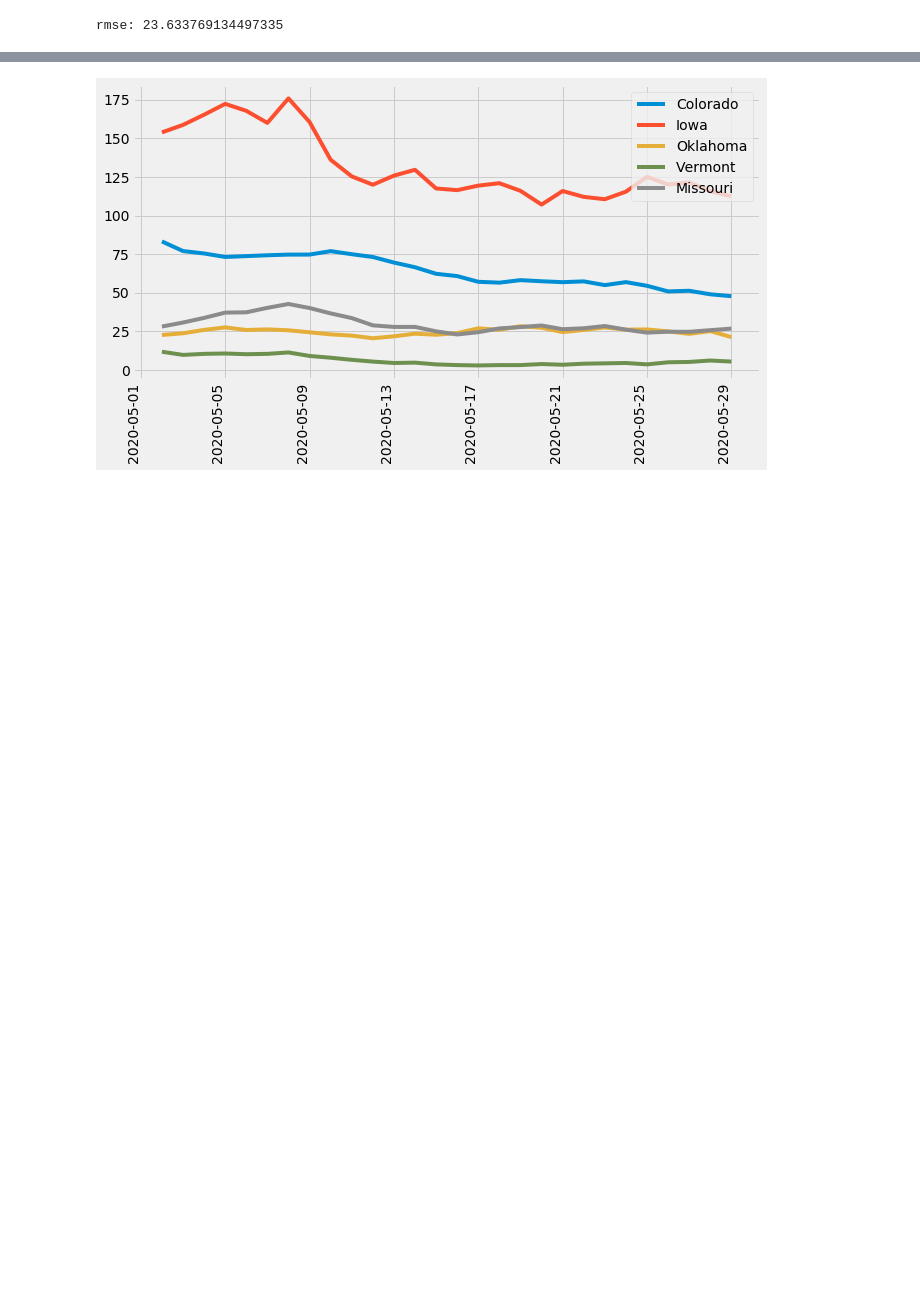
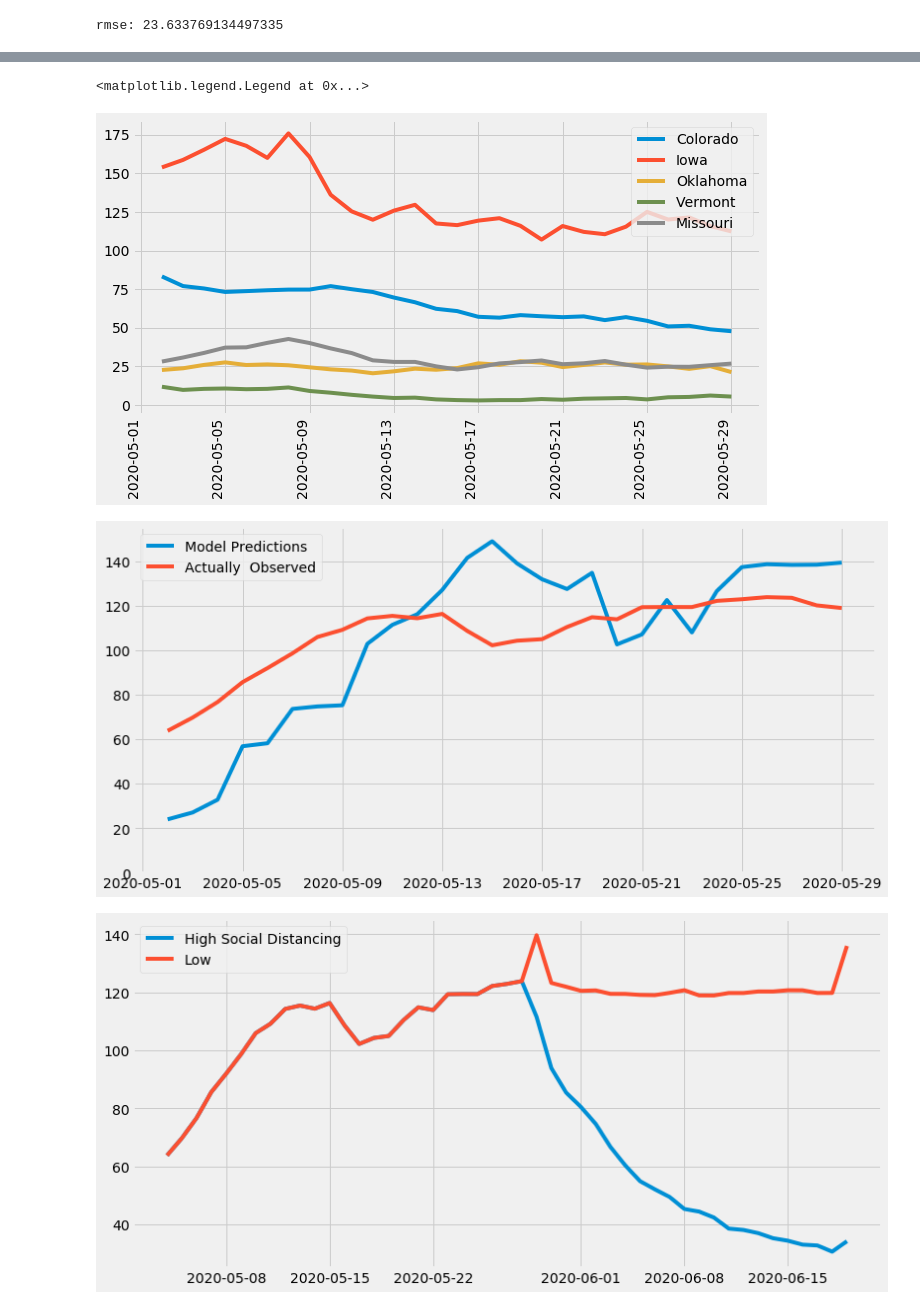
Before and after one commit to Jbudnick/Covid-19-Forecasting, a Jupyter notebook: notebooks/EDA_State_Comparison.ipynb, the cells around one changed output, grey strips where cells are left out. Saved outputs shown, nothing was run; the diff lists cells and outputs as text; code cells hidden in the pictures; blank space fills up the shorter version.

```diff
--- a/notebooks/EDA_State_Comparison.ipynb
+++ b/notebooks/EDA_State_Comparison.ipynb
@@ -772,4 +608,16 @@ min_SD.extend([min_vals[5], max_vals[6]])
 # %%
+register_matplotlib_converters()
+compStates = Comparable_States(covid_df)
+similar_states = compStates.get_similar_states('Minnesota', recovery_factor_min = 1.2, pop_density_tolerance = 25).index.values
+State_Compile = Combined_State_Analysis(similar_states, eval = True)
+
+min_vals = State_Compile.X.min().loc['retail_and_recreation(t)':'driving(t)']
+max_vals = State_Compile.X.max().loc['retail_and_recreation(t)':'driving(t)']
+max_SD = list(min_vals[:5])
+max_SD.extend([max_vals[5], min_vals[6]])
+min_SD = list(max_vals[:5])
+min_SD.extend([min_vals[5], max_vals[6]])
+
 #Plots all states in training and test range - assumes all states have unique population densities
 pop_densities = State_Compile.X['pop_density(t)'].unique()
 state_df = State_Compile.X.copy()
@@ -791,4 +639,28 @@ for pop_density in pop_densities:
     i+= 1
 
 fig.autofmt_xdate(rotation = 90)
+# State_Analysis_X['days_elapsed(t)'] = State_Analysis_X['days_elapsed(t)'] - 45
+
+state_to_predict = 'Minnesota'
+
+State_Analysis_X, State_Analysis_y = state_analysis(covid_df, state= state_to_predict, print_err = False)[1], state_analysis(covid_df, state= state_to_predict, print_err = False)[2]
+fig, ax = plt.subplots(figsize = (12, 6))
+ax.plot(State_Analysis_X['days_elapsed(t)'].apply(convert_to_date), State_Compile.rf.model.predict(State_Analysis_X), label = 'Model Predictions')
+ax.plot(State_Analysis_X['days_elapsed(t)'].apply(convert_to_date), State_Analysis_y.values, label = 'Actually  Observed')
+ax.set_ylim(0)
+ax.legend()
+
+high_pred = generate_prediction_df(max_SD, State_Analysis_X, State_Analysis_y, predictions=21, rf = State_Compile.rf)
+fig, ax = plt.subplots(figsize = (12, 6))
+labels = ['High Social Distancing', 'Low Social Distancing']
+x = high_pred[0]['days_elapsed(t)']
+y = high_pred[1]
+ax.plot(x[-len(y):].apply(convert_to_date),y, label = 'High Social Distancing')
+
+low_pred = generate_prediction_df([0.698571,0.972857,1.905714,0.504286, 0.608571, 1.144286, 0.980686], State_Analysis_X, State_Analysis_y, predictions=21, rf = State_Compile.rf)
+x = low_pred[0]['days_elapsed(t)']
+y = low_pred[1]
+ax.plot(x[-len(y):].apply(convert_to_date),y, label ='Low')
+
+plt.legend()
 # %% [output]
@@ -795 +668,4 @@ fig.autofmt_xdate(rotation = 90)
+<matplotlib.legend.Legend at 0x...>
 [figure]
+[figure, added]
+[figure, added]
```
Also changed, not shown: parts of 33 cells of this notebook, 1 other file.
